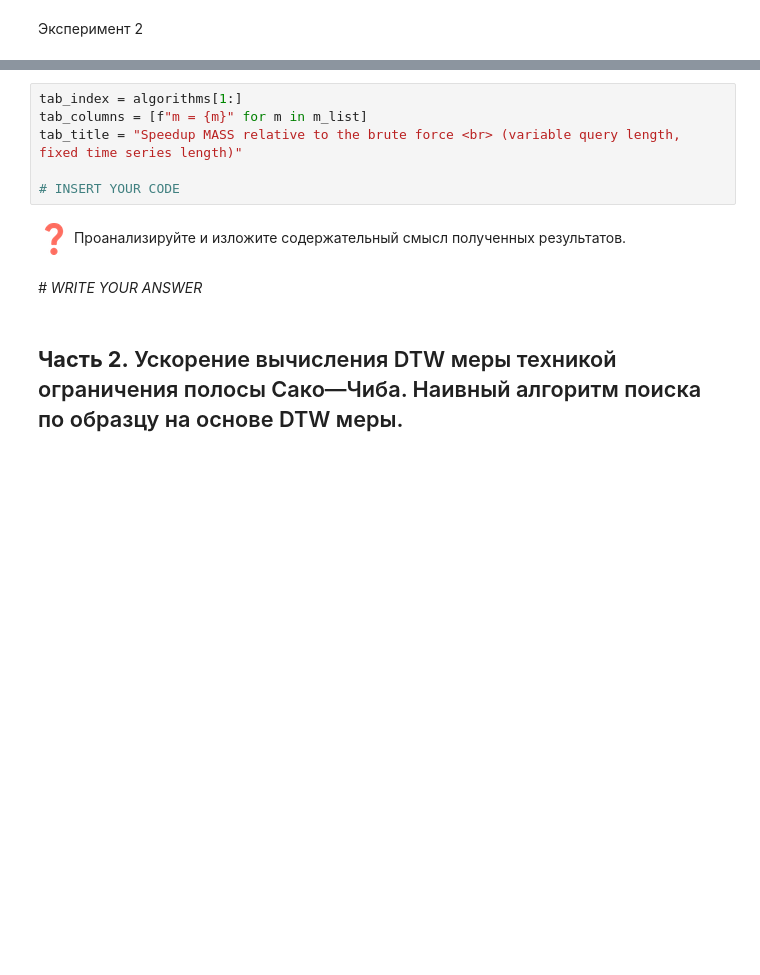
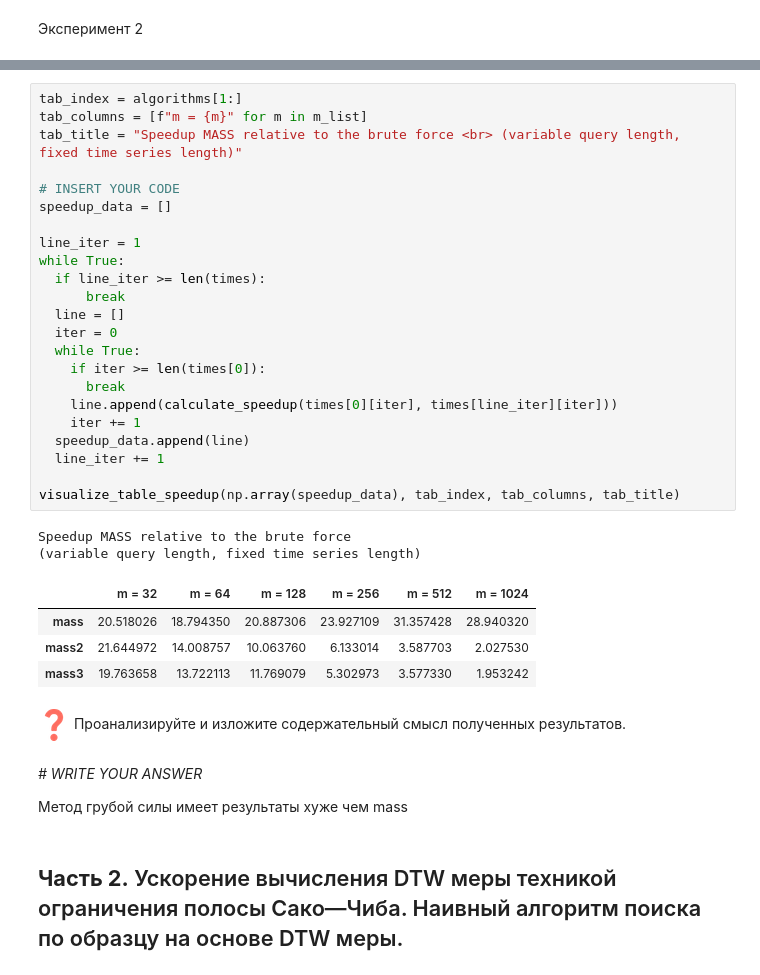
Before and after one commit to Darya-Podryadova/2024-Podryadova-TimeSeriesCourse, a Jupyter notebook: practice/02 Similarity search/02 Similarity search.ipynb, the cells around one changed output, grey strips where cells are left out. Drawn from its saved outputs; the diff is of its cells as text; blank space fills up the shorter version.

```diff
--- a/practice/02 Similarity search/02 Similarity search.ipynb
+++ b/practice/02 Similarity search/02 Similarity search.ipynb
@@ -214,15 +300,41 @@ comparison_param = np.array(algorithms)
 # %%
 tab_index = algorithms[1:]
 tab_columns = [f"m = {m}" for m in m_list]
 tab_title = "Speedup MASS relative to the brute force <br> (variable query length, fixed time series length)"
 
 # INSERT YOUR CODE
+speedup_data = []
+
+line_iter = 1
+while True:
+  if line_iter >= len(times):
+      break
+  line = []
+  iter = 0
+  while True:
+    if iter >= len(times[0]):
+      break
+    line.append(calculate_speedup(times[0][iter], times[line_iter][iter]))
+    iter += 1
+  speedup_data.append(line)
+  line_iter += 1
+
+visualize_table_speedup(np.array(speedup_data), tab_index, tab_columns, tab_title)
+# %% [output]
+Speedup MASS relative to the brute force
+(variable query length, fixed time series length)
+|  | m = 32 | m = 64 | m = 128 | m = 256 | m = 512 | m = 1024 |
+| mass | 20.518026 | 18.794350 | 20.887306 | 23.927109 | 31.357428 | 28.940320 |
+| mass2 | 21.644972 | 14.008757 | 10.063760 | 6.133014 | 3.587703 | 2.027530 |
+| mass3 | 19.763658 | 13.722113 | 11.769079 | 5.302973 | 3.577330 | 1.953242 |
 # %% [markdown]
 ![equation.png](embedded-picture-1)
 Проанализируйте и изложите содержательный смысл полученных
 результатов.
 # %% [markdown]
 *# WRITE YOUR ANSWER*
+
+Метод грубой силы имеет результаты хуже чем mass
 # %% [markdown]
 ## **Часть 2.** Ускорение вычисления DTW меры техникой ограничения полосы Сако—Чиба. Наивный алгоритм поиска по образцу на основе DTW меры.
 # %% [markdown]
```
Also changed, not shown: parts of 28 cells of this notebook, 7 other files.
